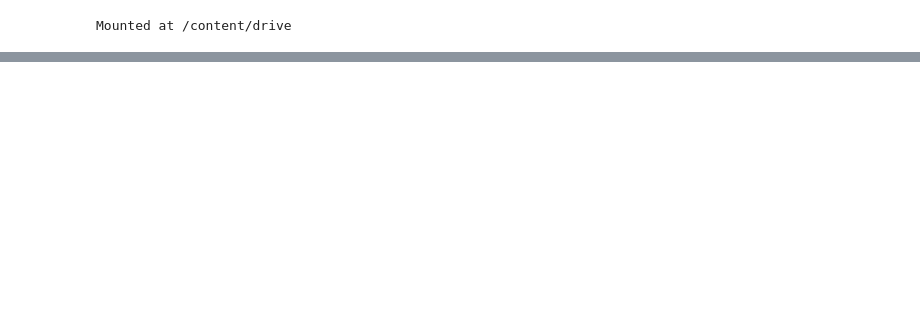
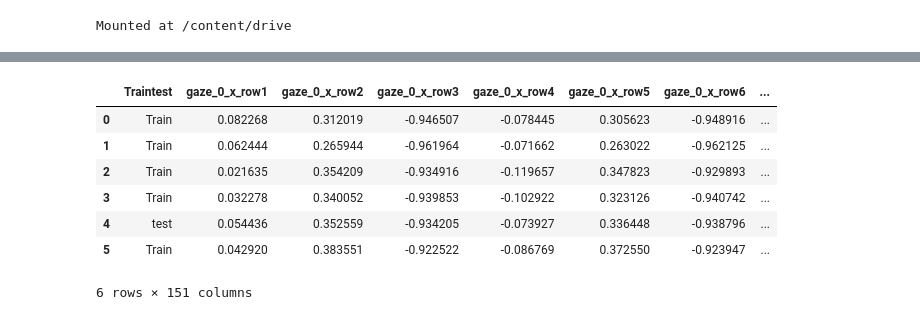
Before and after one commit to sitthatkaja/ThesisM.Sc., a Jupyter notebook: Manual_Frame_by_Frame(odd_even).ipynb, the cells around one changed output, grey strips where cells are left out. Cells and saved outputs as stored; diff of their text form; code cells hidden in the pictures; blank space fills up the shorter version.

```diff
--- a/Manual_Frame_by_Frame(odd_even).ipynb
+++ b/Manual_Frame_by_Frame(odd_even).ipynb
@@ -273,0 +891,31 @@ dfss_even = [
+# %%
+# prompt: Create
+# new_row = pd.Series(df1_odd.iloc[1:].values.flatten(), index=pd.MultiIndex.from_product([df1_odd.columns, range(1, df1_odd.shape[0])], names=['col', 'row']))
+# combined_df1_odd = pd.DataFrame([new_row], columns=new_row.index)
+# combined_df1_odd.columns = [f'{col}_row{row}' for col, row in combined_df1_odd.columns] with change df1_odd to df46_even up to df50_even
+
+new_row = pd.Series(df46_even.iloc[1:].values.flatten(), index=pd.MultiIndex.from_product([df46_even.columns, range(1, df46_even.shape[0])], names=['col', 'row']))
+combined_df46_even = pd.DataFrame([new_row], columns=new_row.index)
+combined_df46_even.columns = [f'{col}_row{row}' for col, row in combined_df46_even.columns]
+
+new_row = pd.Series(df47_even.iloc[1:].values.flatten(), index=pd.MultiIndex.from_product([df47_even.columns, range(1, df47_even.shape[0])], names=['col', 'row']))
+combined_df47_even = pd.DataFrame([new_row], columns=new_row.index)
+combined_df47_even.columns = [f'{col}_row{row}' for col, row in combined_df47_even.columns]
+
+new_row = pd.Series(df48_even.iloc[1:].values.flatten(), index=pd.MultiIndex.from_product([df48_even.columns, range(1, df48_even.shape[0])], names=['col', 'row']))
+combined_df48_even = pd.DataFrame([new_row], columns=new_row.index)
+combined_df48_even.columns = [f'{col}_row{row}' for col, row in combined_df48_even.columns]
+
+new_row = pd.Series(df49_even.iloc[1:].values.flatten(), index=pd.MultiIndex.from_product([df49_even.columns, range(1, df49_even.shape[0])], names=['col', 'row']))
+combined_df49_even = pd.DataFrame([new_row], columns=new_row.index)
+combined_df49_even.columns = [f'{col}_row{row}' for col, row in combined_df49_even.columns]
+
+new_row = pd.Series(df50_even.iloc[1:].values.flatten(), index=pd.MultiIndex.from_product([df50_even.columns, range(1, df50_even.shape[0])], names=['col', 'row']))
+combined_df50_even = pd.DataFrame([new_row], columns=new_row.index)
+combined_df50_even.columns = [f'{col}_row{row}' for col, row in combined_df50_even.columns]
+# %%
+resultfull_even = pd.concat([combined_df1_even,combined_df2_even,combined_df3_even,combined_df4_even,combined_df5_even,combined_df6_even,combined_df7_even,combined_df8_even,combined_df9_even,combined_df10_even,
+                        combined_df11_even,combined_df12_even,combined_df13_even,combined_df14_even,combined_df15_even,combined_df16_even,combined_df17_even,combined_df18_even,combined_df19_even,combined_df20_even,
+                        combined_df21_even,combined_df22_even,combined_df23_even,combined_df24_even,combined_df25_even,combined_df26_even,combined_df27_even,combined_df28_even,combined_df29_even,combined_df30_even,
+                        combined_df31_even,combined_df32_even,combined_df33_even,combined_df34_even,combined_df35_even,combined_df36_even,combined_df37_even,combined_df38_even,combined_df39_even,combined_df40_even,
+                        combined_df41_even,combined_df42_even,combined_df43_even,combined_df44_even,combined_df45_even,combined_df46_even,combined_df47_even,combined_df48_even,combined_df49_even,combined_df50_even])
@@ -273,0 +935,12 @@ dfss_even = [
+# %%
+result2 = pd.concat([Traintest_tb,full_even], axis=1)
+result2.head(6)
+# %% [output]
+|  | Traintest | gaze_0_x_row1 | gaze_0_x_row2 | gaze_0_x_row3 | gaze_0_x_row4 | gaze_0_x_row5 | gaze_0_x_row6 | ... |
+| 0 | Train | 0.082268 | 0.312019 | -0.946507 | -0.078445 | 0.305623 | -0.948916 | ... |
+| 1 | Train | 0.062444 | 0.265944 | -0.961964 | -0.071662 | 0.263022 | -0.962125 | ... |
+| 2 | Train | 0.021635 | 0.354209 | -0.934916 | -0.119657 | 0.347823 | -0.929893 | ... |
+| 3 | Train | 0.032278 | 0.340052 | -0.939853 | -0.102922 | 0.323126 | -0.940742 | ... |
+| 4 | test | 0.054436 | 0.352559 | -0.934205 | -0.073927 | 0.336448 | -0.938796 | ... |
+| 5 | Train | 0.042920 | 0.383551 | -0.922522 | -0.086769 | 0.372550 | -0.923947 | ... |
+6 rows × 151 columns
```
Also changed, not shown: parts of 81 cells of this notebook.
